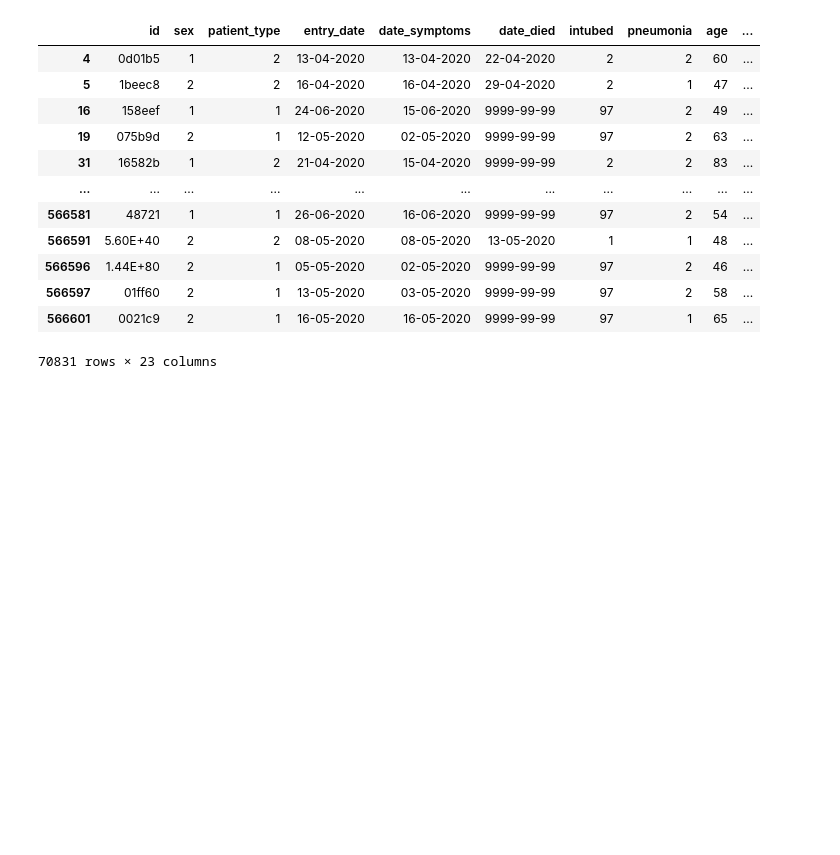
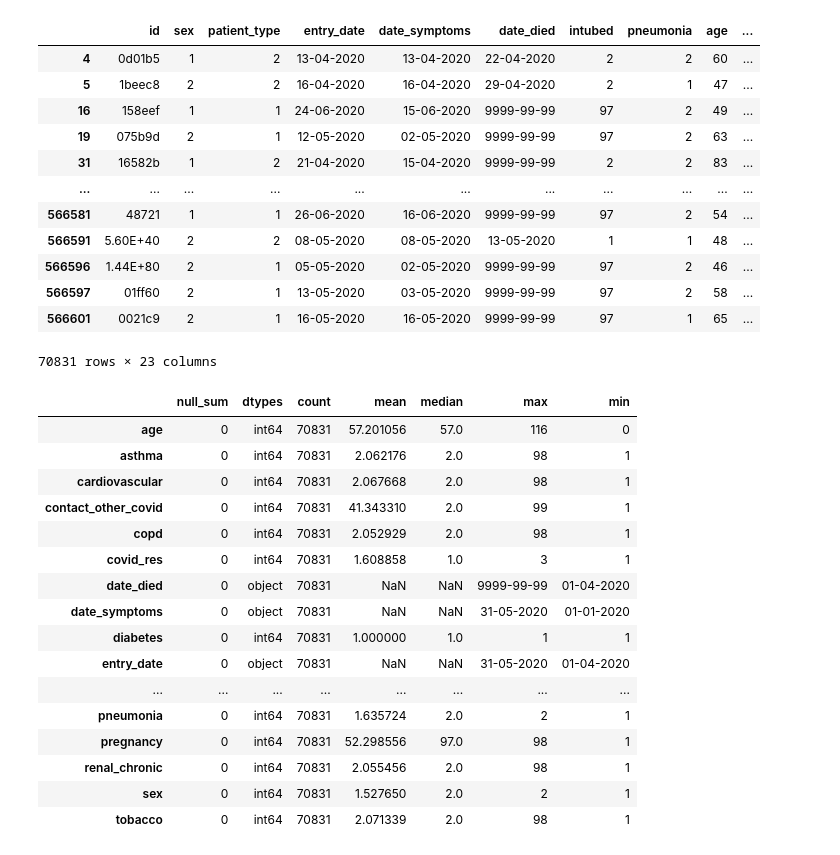
Before and after one commit to aspotter99/Covid-preconditions, a Jupyter notebook: Untitled.ipynb, the cells around one changed output. Cells and saved outputs as stored; diff of their text form; code cells hidden in the pictures; blank space fills up the shorter version.

```diff
--- a/Untitled.ipynb
+++ b/Untitled.ipynb
@@ -49,3 +49,35 @@ db
 | 566597 | 01ff60 | 2 | 1 | 13-05-2020 | 03-05-2020 | 9999-99-99 | 97 | 2 | 58 | ... |
 | 566601 | 0021c9 | 2 | 1 | 16-05-2020 | 16-05-2020 | 9999-99-99 | 97 | 1 | 65 | ... |
 70831 rows × 23 columns
+# %%
+def data_summary(df):
+    eda_df= {}
+    eda_df['null_sum'] = df.isnull().sum()
+    eda_df['dtypes'] = df.dtypes
+    eda_df['count'] = df.count()
+    eda_df['mean'] = df.mean()
+    eda_df['median'] = df.median()
+    eda_df['max'] = df.max()
+    eda_df['min'] = df.min()
+
+    return pd.DataFrame(eda_df)
+
+data_summary(db)
+# %% [output]
+|  | null_sum | dtypes | count | mean | median | max | min |
+| age | 0 | int64 | 70831 | 57.201056 | 57.0 | 116 | 0 |
+| asthma | 0 | int64 | 70831 | 2.062176 | 2.0 | 98 | 1 |
+| cardiovascular | 0 | int64 | 70831 | 2.067668 | 2.0 | 98 | 1 |
+| contact_other_covid | 0 | int64 | 70831 | 41.343310 | 2.0 | 99 | 1 |
+| copd | 0 | int64 | 70831 | 2.052929 | 2.0 | 98 | 1 |
+| covid_res | 0 | int64 | 70831 | 1.608858 | 1.0 | 3 | 1 |
+| date_died | 0 | object | 70831 | NaN | NaN | 9999-99-99 | 01-04-2020 |
+| date_symptoms | 0 | object | 70831 | NaN | NaN | 31-05-2020 | 01-01-2020 |
+| diabetes | 0 | int64 | 70831 | 1.000000 | 1.0 | 1 | 1 |
+| entry_date | 0 | object | 70831 | NaN | NaN | 31-05-2020 | 01-04-2020 |
+| ... | ... | ... | ... | ... | ... | ... | ... |
+| pneumonia | 0 | int64 | 70831 | 1.635724 | 2.0 | 2 | 1 |
+| pregnancy | 0 | int64 | 70831 | 52.298556 | 97.0 | 98 | 1 |
+| renal_chronic | 0 | int64 | 70831 | 2.055456 | 2.0 | 98 | 1 |
+| sex | 0 | int64 | 70831 | 1.527650 | 2.0 | 2 | 1 |
+| tobacco | 0 | int64 | 70831 | 2.071339 | 2.0 | 98 | 1 |
```
Also changed, not shown: parts of 8 cells of this notebook.
